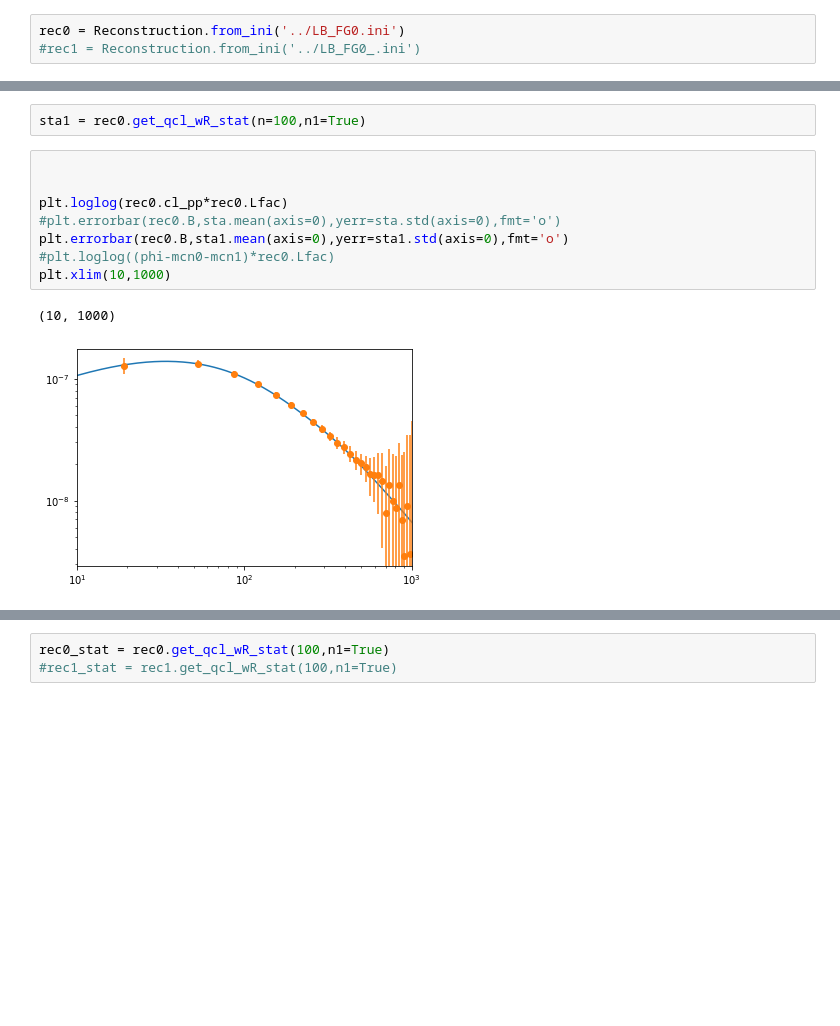
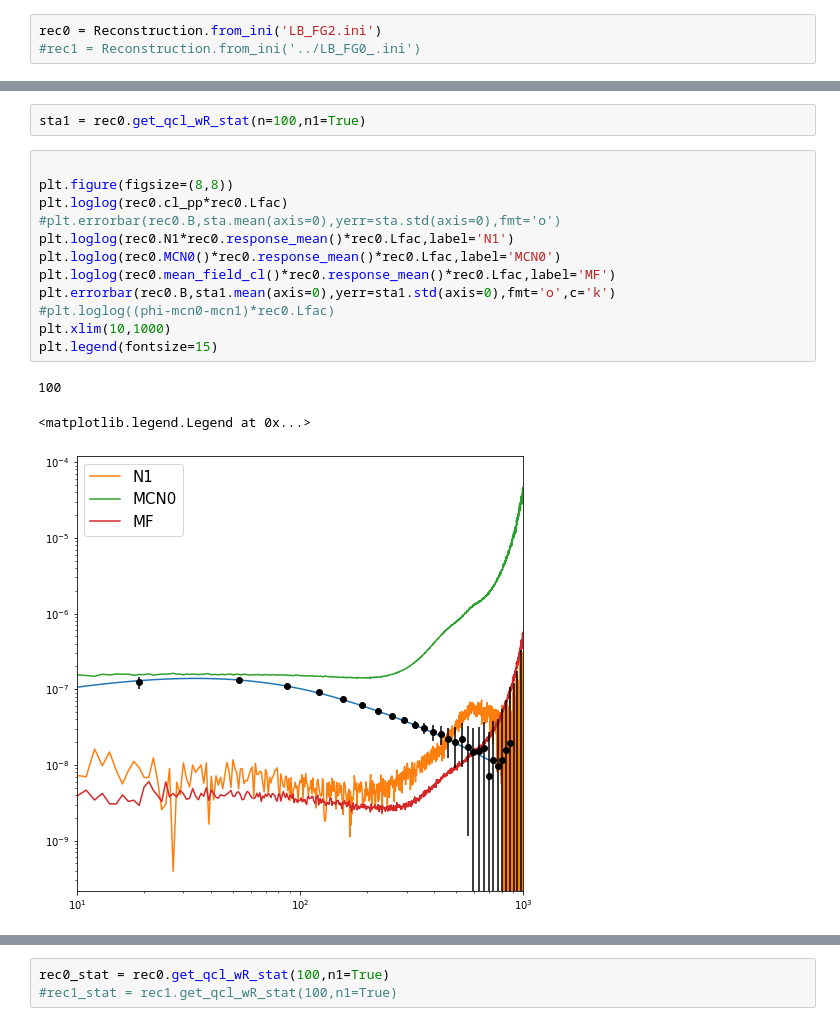
Before and after one commit to antolonappan/dell, a Jupyter notebook: Notebooks/response.ipynb, the cells around one changed output, grey strips where cells are left out. Drawn from its saved outputs; the diff is of its cells as text; blank space fills up the shorter version.

```diff
--- a/Notebooks/response.ipynb
+++ b/Notebooks/response.ipynb
@@ -35,5 +45,5 @@ using /project/projectdirs/litebird/simulations/maps/lensing_project_paper/S4BIR
 Calculating n1
 # %%
-rec0 = Reconstruction.from_ini('../LB_FG0.ini')
+rec0 = Reconstruction.from_ini('LB_FG2.ini')
 #rec1 = Reconstruction.from_ini('../LB_FG0_.ini')
 # %% [output]
@@ -44,12 +68,17 @@ using /project/projectdirs/litebird/simulations/maps/lensing_project_paper/S4BIR
 sta1 = rec0.get_qcl_wR_stat(n=100,n1=True)
 # %%
 
-
+plt.figure(figsize=(8,8))
 plt.loglog(rec0.cl_pp*rec0.Lfac)
 #plt.errorbar(rec0.B,sta.mean(axis=0),yerr=sta.std(axis=0),fmt='o')
-plt.errorbar(rec0.B,sta1.mean(axis=0),yerr=sta1.std(axis=0),fmt='o')
+plt.loglog(rec0.N1*rec0.response_mean()*rec0.Lfac,label='N1')
+plt.loglog(rec0.MCN0()*rec0.response_mean()*rec0.Lfac,label='MCN0')
+plt.loglog(rec0.mean_field_cl()*rec0.response_mean()*rec0.Lfac,label='MF')
+plt.errorbar(rec0.B,sta1.mean(axis=0),yerr=sta1.std(axis=0),fmt='o',c='k')
 #plt.loglog((phi-mcn0-mcn1)*rec0.Lfac)
 plt.xlim(10,1000)
+plt.legend(fontsize=15)
 # %% [output]
-(10, 1000)
+100
+<matplotlib.legend.Legend at 0x...>
-[figure, old version]
+[figure, new version]
```
Also changed, not shown: parts of 5 cells of this notebook, 3 other files.
